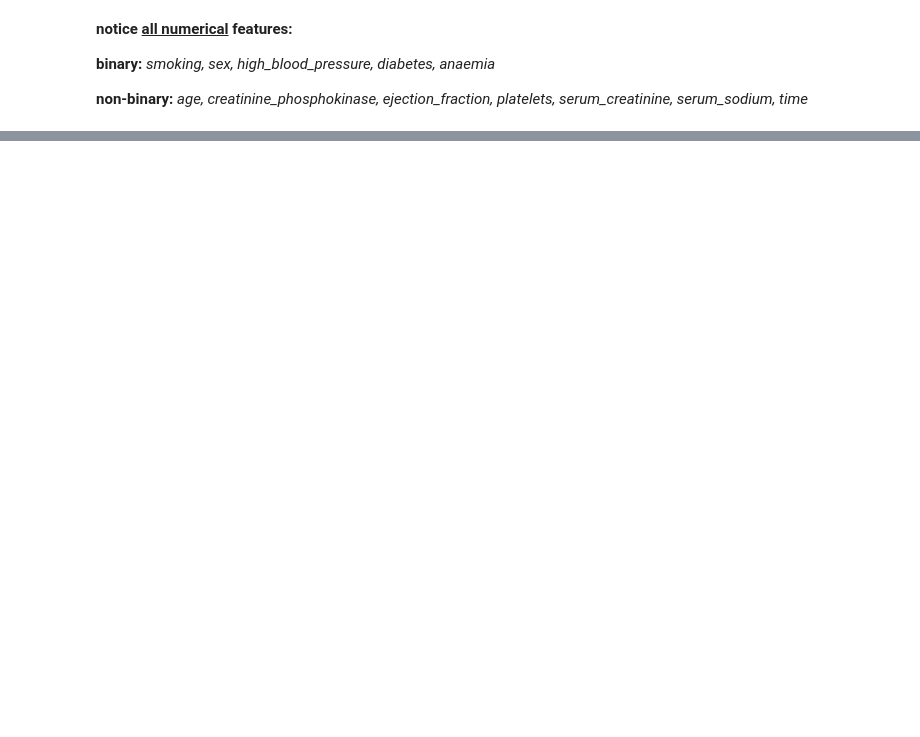
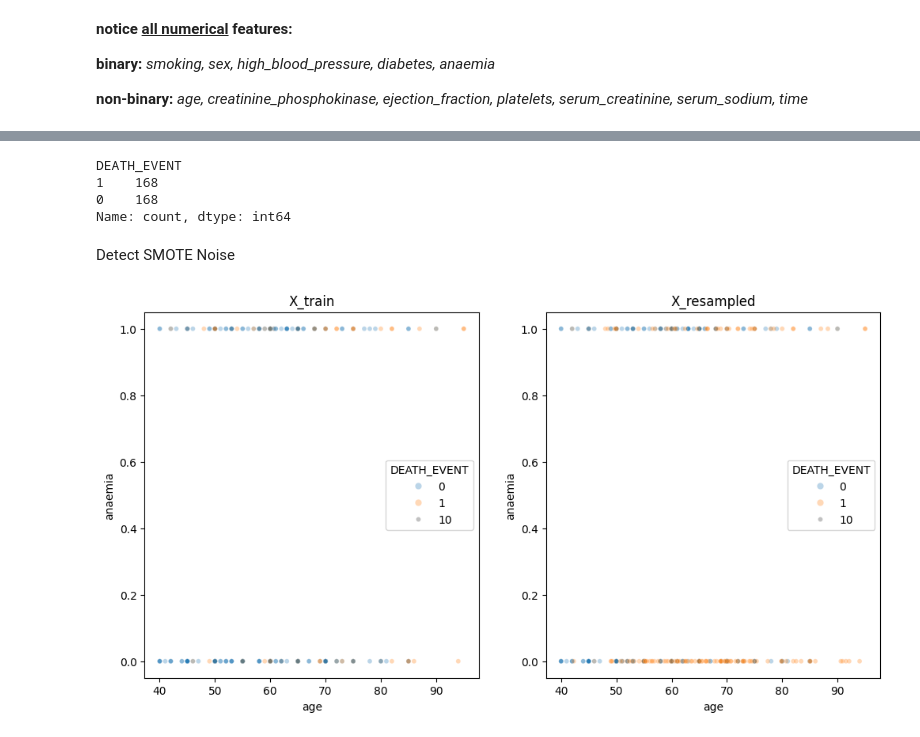
Before and after one commit to steventhestudent/CS4662_Project, a Jupyter notebook: Data Exploration.ipynb, the cells around one changed output, grey strips where cells are left out. Drawn from its saved outputs; the diff is of its cells as text; code cells hidden in the pictures; blank space fills up the shorter version.

```diff
--- a/Data Exploration.ipynb
+++ b/Data Exploration.ipynb
@@ -45,0 +47,4 @@ Try ensemble approach (e.g., SVM + ANN + a boosting method)
+# %%
+X = df.iloc[:, :-1]
+y = df['DEATH_EVENT']
+X_train, X_test, y_train, y_test = train_test_split(X, y, test_size=0.2, random_state=42)
@@ -45,0 +67,25 @@ Try ensemble approach (e.g., SVM + ANN + a boosting method)
+# %%
+smote = SMOTE(random_state=42)
+X_resampled, y_resampled = smote.fit_resample(X_train, y_train)
+y_resampled.value_counts()
+# %% [output]
+DEATH_EVENT
+1    168
+0    168
+Name: count, dtype: int64
+# %% [markdown]
+Detect SMOTE Noise
+# %%
+# fig, axes = plt.subplots(1, 2, figsize=(12, 6))  # 1 row, 2 columns
+
+# ROC Curves subplot
+axes[0].set_title("X_train")
+sns.scatterplot(x=X_train.iloc[:, 0], y=X_train.iloc[:, 1], hue=y_train, size=10, alpha=0.3, ax=axes[0])
+
+axes[1].set_title('X_resampled')
+# axes[1].legend(*scatter.legend_elements(), title="Clusters")
+sns.scatterplot(x=X_resampled.iloc[:, 0], y=X_resampled.iloc[:, 1], hue=y_resampled, size=10, alpha=0.3, ax=axes[1])
+
+plt.show()
+# %% [output]
+[figure, added]
```
Also changed, not shown: parts of 16 cells of this notebook, 3 other files.
